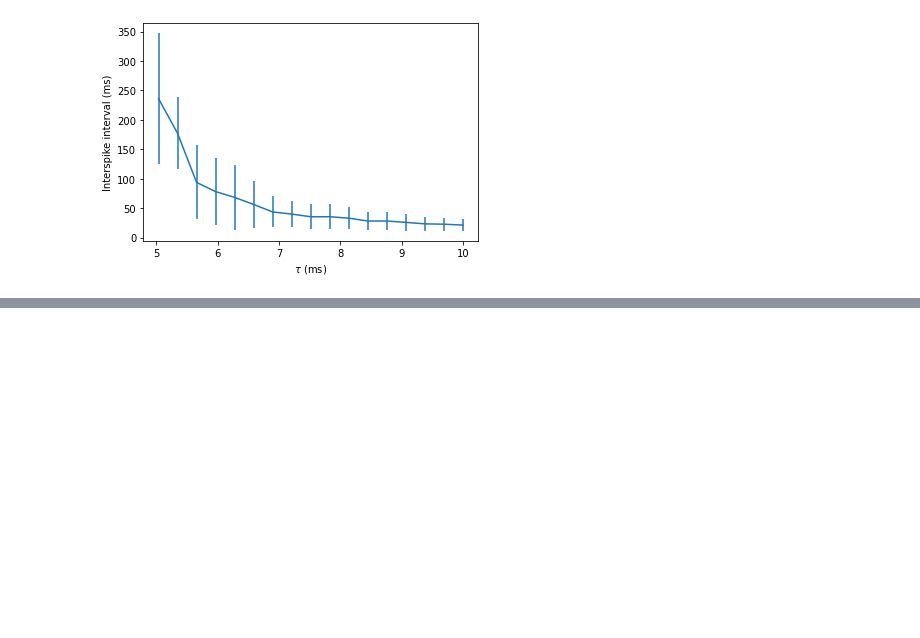
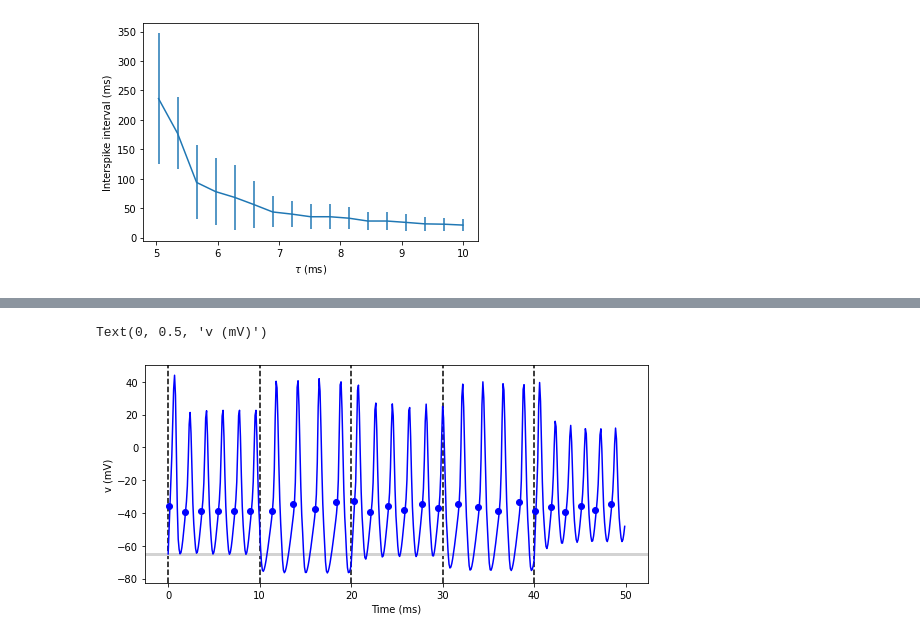
Before and after one commit to mcorne/test-python, a Jupyter notebook: brian2/3-intro-to-brian-simulations.ipynb, the cells around one changed output, grey strips where cells are left out. Drawn from its saved outputs; the diff is of its cells as text; code cells hidden in the pictures; blank space fills up the shorter version.

```diff
--- a/brian2/3-intro-to-brian-simulations.ipynb
+++ b/brian2/3-intro-to-brian-simulations.ipynb
@@ -143,0 +187,22 @@ ylabel('Interspike interval (ms)');
+# %%
+# Run "regularly" instead of multiple runs
+start_scope()
+group = NeuronGroup(1, eqs_HH, threshold='v > -40*mV', refractory='v > -40*mV', method='exponential_euler')
+group.v = El
+statemon = StateMonitor(group, 'v', record=True)
+spikemon = SpikeMonitor(group, variables='v')
+# we replace the loop with a run_regularly
+group.run_regularly('I = rand()*50*nA', dt=10*ms)
+run(50*ms)
+figure(figsize=(9, 4))
+# we keep the loop just to draw the vertical lines
+for l in range(5):
+    axvline(l*10, ls='--', c='k')
+axhline(El/mV, ls='-', c='lightgray', lw=3)
+plot(statemon.t/ms, statemon.v[0]/mV, '-b')
+plot(spikemon.t/ms, spikemon.v/mV, 'ob')
+xlabel('Time (ms)')
+ylabel('v (mV)')
+# %% [output]
+Text(0, 0.5, 'v (mV)')
+[figure, added]
```
Also changed, not shown: parts of 8 cells of this notebook, 1 other file.
